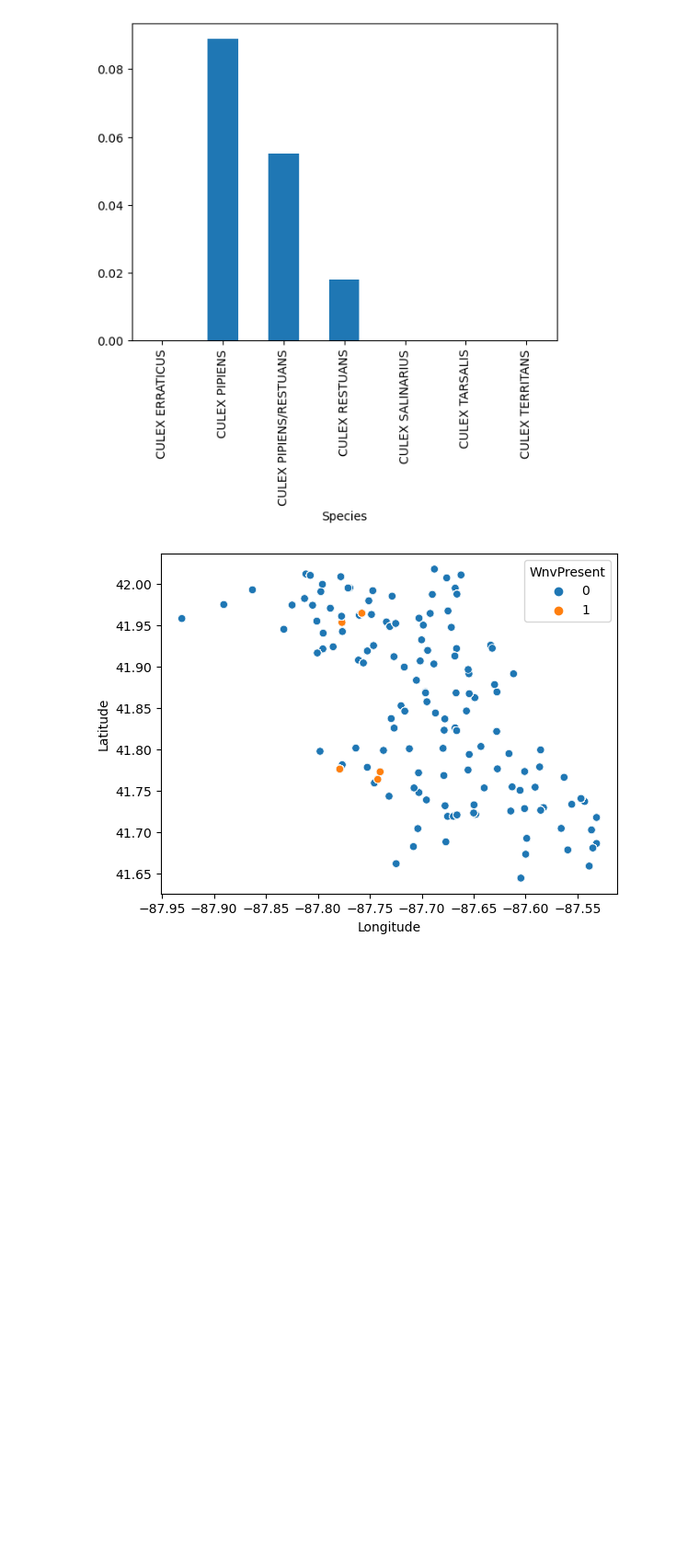
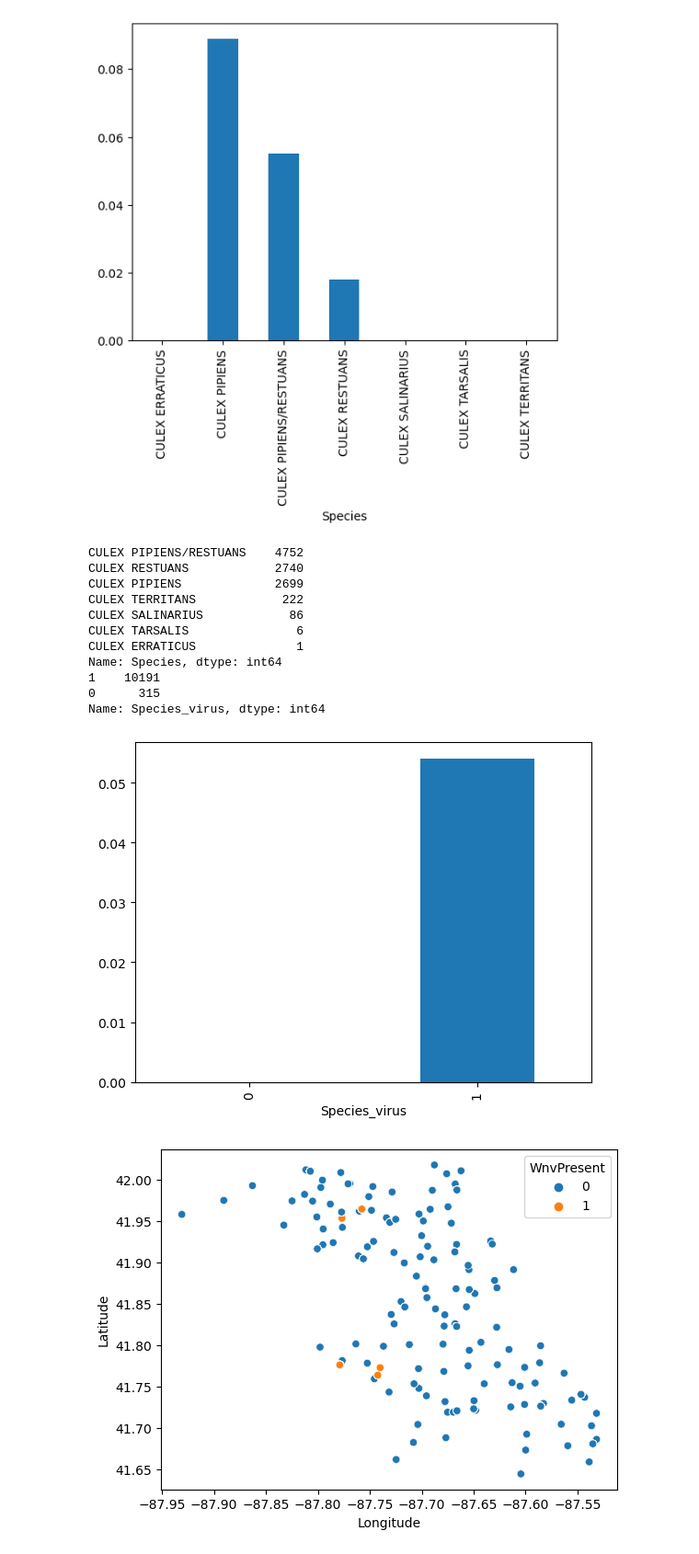
Before and after one commit to annapfenner/Predicting-the-West-Nile-virus, a Jupyter notebook: Capstone Project 2 - Data Wrangling.ipynb, the cells around one changed output. Shown at 92% size. Cells and saved outputs as stored; diff of their text form; code cells hidden in the pictures; blank space fills up the shorter version.

```diff
--- a/Capstone Project 2 - Data Wrangling.ipynb
+++ b/Capstone Project 2 - Data Wrangling.ipynb
@@ -158,3 +168,28 @@ fig.show()
+# %%
+#collapse the species into ones that carry the virus (1) or species that do not carry the virus (0)
+mapping= {'CULEX ERRATICUS': 0, 'CULEX PIPIENS': 1, 'CULEX PIPIENS/RESTUANS': 1, 'CULEX RESTUANS': 1, 'CULEX SALINARIUS': 0, 'CULEX TARSALIS': 0, 'CULEX TERRITANS':0}
+
+train['Species_virus'] = train['Species'].map(mapping)
+
+#double check that all got converted into either 1 or 0
+print(train.Species.value_counts())
+print(train.Species_virus.value_counts())
+
+train.groupby('Species_virus')['WnvPresent'].mean().plot(kind='bar')
+plt.show()
+# %% [output]
+CULEX PIPIENS/RESTUANS    4752
+CULEX RESTUANS            2740
+CULEX PIPIENS             2699
+CULEX TERRITANS            222
+CULEX SALINARIUS            86
+CULEX TARSALIS               6
+CULEX ERRATICUS              1
+Name: Species, dtype: int64
+1    10191
+0      315
+Name: Species_virus, dtype: int64
+[figure, added]
 # %%
 sns.scatterplot(x='Longitude', y='Latitude', data=train, hue='WnvPresent')
 plt.show()
```
Also changed, not shown: parts of 40 cells of this notebook.
